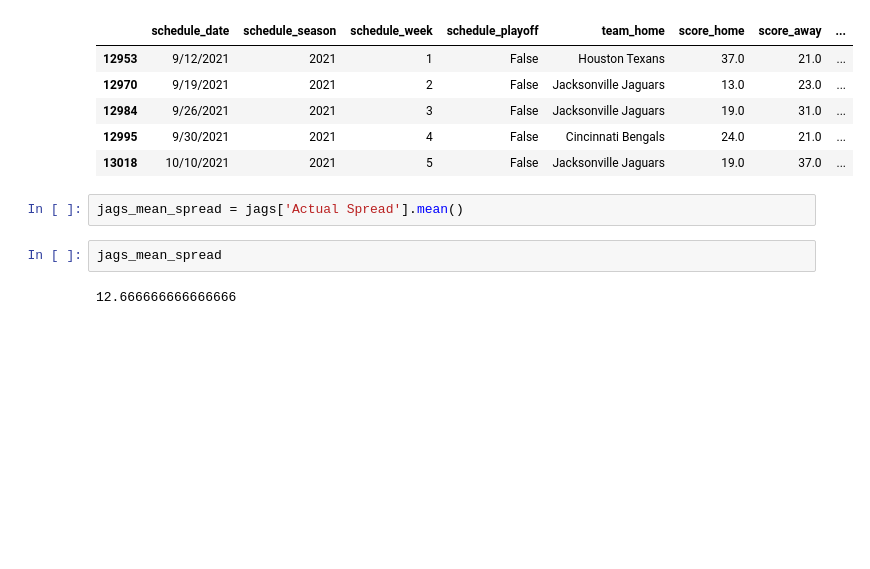
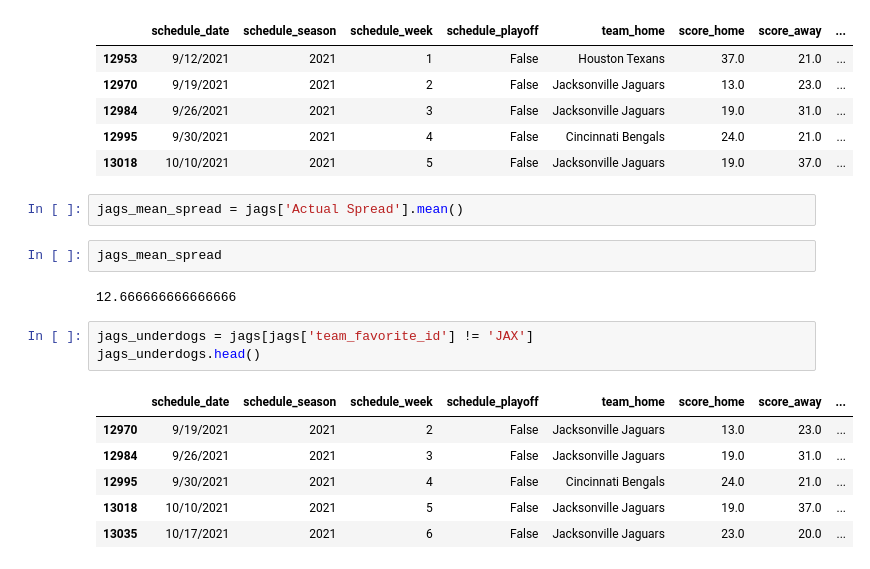
Before and after one commit to zach-fried/NFL_data, a Jupyter notebook: EDA.ipynb, the cells around one changed output. Drawn from its saved outputs; the diff is of its cells as text; blank space fills up the shorter version.

Commit message:
Starting Jags underdog analysis

```diff
--- a/EDA.ipynb
+++ b/EDA.ipynb
@@ -84,3 +84,13 @@ jags_mean_spread = jags['Actual Spread'].mean()
 jags_mean_spread
 # %% [output]
 12.666666666666666
+# %%
+jags_underdogs = jags[jags['team_favorite_id'] != 'JAX']
+jags_underdogs.head()
+# %% [output]
+|  | schedule_date | schedule_season | schedule_week | schedule_playoff | team_home | score_home | score_away | ... |
+| 12970 | 9/19/2021 | 2021 | 2 | False | Jacksonville Jaguars | 13.0 | 23.0 | ... |
+| 12984 | 9/26/2021 | 2021 | 3 | False | Jacksonville Jaguars | 19.0 | 31.0 | ... |
+| 12995 | 9/30/2021 | 2021 | 4 | False | Cincinnati Bengals | 24.0 | 21.0 | ... |
+| 13018 | 10/10/2021 | 2021 | 5 | False | Jacksonville Jaguars | 19.0 | 37.0 | ... |
+| 13035 | 10/17/2021 | 2021 | 6 | False | Jacksonville Jaguars | 23.0 | 20.0 | ... |
```
Also changed, not shown: parts of 3 cells of this notebook.
